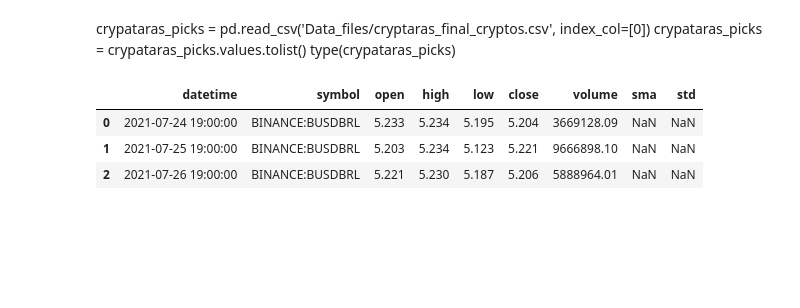
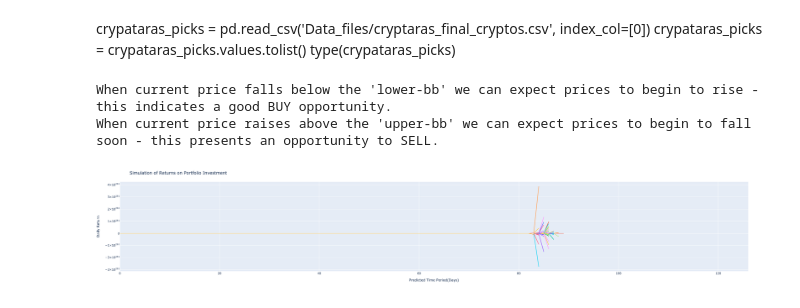
Before and after one commit to AST-XXI/FintechProject, a Jupyter notebook: cryptara_final/cryptara_v1_visualization.ipynb, the cells around one changed output. Cells and saved outputs as stored; diff of their text form; code cells hidden in the pictures; blank space fills up the shorter version.

Commit message:
added RSI, candlestick, completed dashboard, code FREEZE on visualizations

```diff
--- a/cryptara_final/cryptara_v1_visualization.ipynb
+++ b/cryptara_final/cryptara_v1_visualization.ipynb
@@ -156,13 +92,6 @@ Let's take a look at some other coins that are popularly traded right now.
 crypataras_picks = pd.read_csv('Data_files/cryptaras_final_cryptos.csv', index_col=[0])
 crypataras_picks = crypataras_picks.values.tolist()
 type(crypataras_picks)
-# %%
-ticker_1_df.head(3)
-# %% [output]
-|  | datetime | symbol | open | high | low | close | volume | sma | std |
-| 0 | 2021-07-24 19:00:00 | BINANCE:BUSDBRL | 5.233 | 5.234 | 5.195 | 5.204 | 3669128.09 | NaN | NaN |
-| 1 | 2021-07-25 19:00:00 | BINANCE:BUSDBRL | 5.203 | 5.234 | 5.123 | 5.221 | 9666898.10 | NaN | NaN |
-| 2 | 2021-07-26 19:00:00 | BINANCE:BUSDBRL | 5.221 | 5.230 | 5.187 | 5.206 | 5888964.01 | NaN | NaN |
 # %%
 #read in COINBASE ticker dataframe
 df_daily = pd.read_csv('Data_files/daily_ohlc.csv', index_col=[0])
@@ -188,3 +124,26 @@ ticker_2_df=ticker_2_df.tail(60).reset_index()
 ticker_3_df=ticker_3_df.tail(60).reset_index()
 ticker_4_df=ticker_4_df.tail(60).reset_index()
 ticker_5_df=ticker_5_df.tail(60).reset_index()
+# %%
+
+print("When current price falls below the 'lower-bb' we can expect prices to begin to rise - this indicates a good BUY opportunity.")
+print("When current price raises above the 'upper-bb' we can expect prices to begin to fall soon - this presents an opportunity to SELL.")
+# %% [output]
+When current price falls below the 'lower-bb' we can expect prices to begin to rise - this indicates a good BUY opportunity.
+When current price raises above the 'upper-bb' we can expect prices to begin to fall soon - this presents an opportunity to SELL.
+# %%
+# dashboard components
+
+# mcsftool plot simulation (120)
+fig1 = px.line(mc_df)
+fig1 = fig1.update_layout(
+    xaxis_title="Predicted Time Period(Days)",
+    yaxis_title="Daily Return",
+    showlegend=False,
+    title='Simulation of Returns on Portfolio Investment')
+fig1=fig1.update_layout(
+    height=500,
+    width=1100)
+fig1
+# %% [output]
+[figure, added]
```
Also changed, not shown: parts of 38 cells of this notebook.
